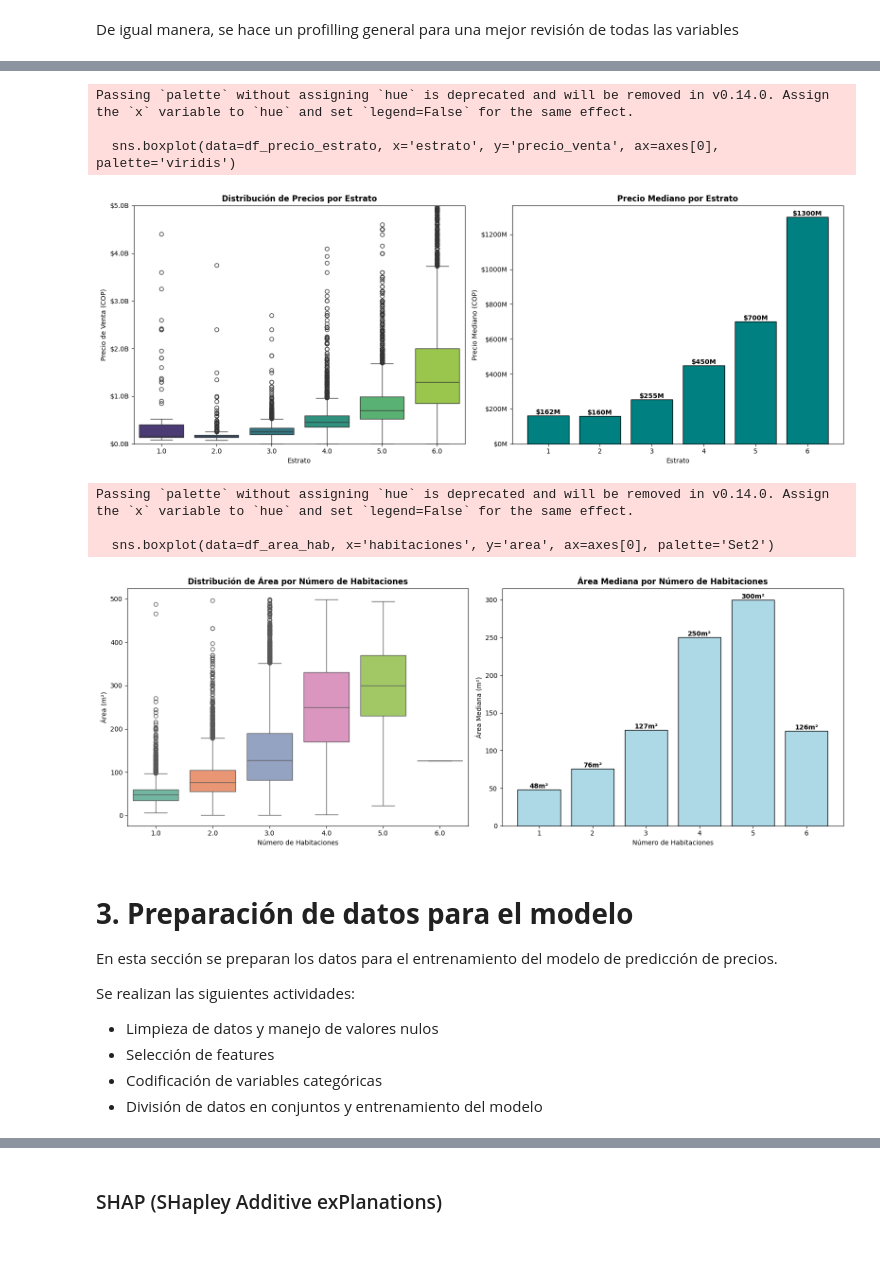
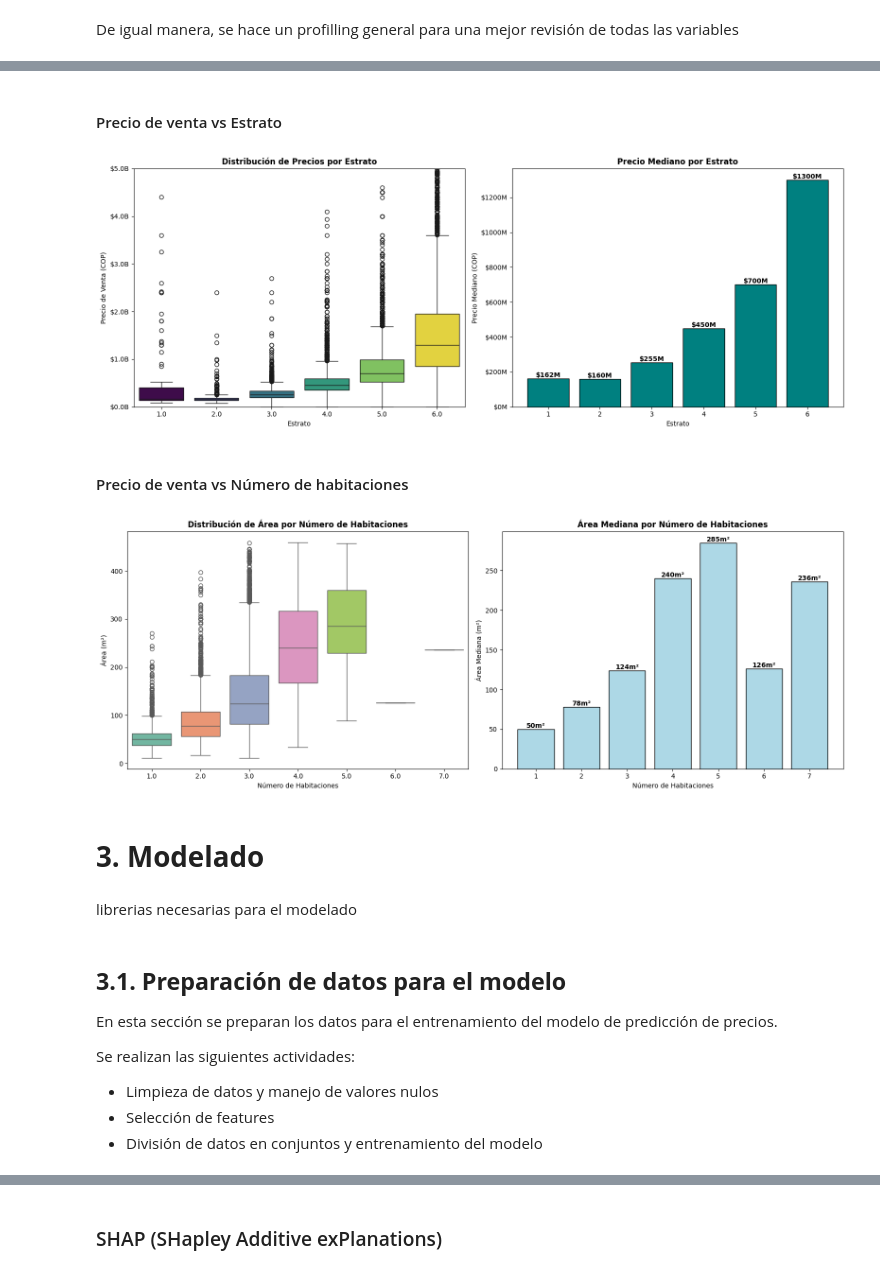
Before and after one commit to maperezp/Taller2-CDA, a Jupyter notebook: Taller2.ipynb, the cells around one changed output, grey strips where cells are left out. Saved outputs shown, nothing was run; the diff lists cells and outputs as text; code cells hidden in the pictures; blank space fills up the shorter version.

Commit message:
Modelado

```diff
--- a/Taller2.ipynb
+++ b/Taller2.ipynb
@@ -160,0 +244,3 @@ apartamentos_df[vars_numericas].describe().T
+# %%
+filtro_estrato = df_clean['estrato'].isin([1, 2, 3, 4, 5, 6])
+df_clean = df_clean[filtro_estrato]
@@ -161 +267,4 @@ apartamentos_df[vars_numericas].describe().T
+# %%
+filter_parqueaderos = (df_clean["parqueaderos"] >= 0) & (df_clean["parqueaderos"] <= 10)
+df_clean = df_clean[filter_parqueaderos]
 # %% [markdown]
@@ -185,4 +281,8 @@ apartamentos_df[vars_numericas].describe().T
 - **Media:** $2,364,794,000 COP (~2.36 mil millones)
 - **Mediana:** $700,000,000 COP
 - Gran diferencia entre media y mediana indica presencia de propiedades de muy alto valor
+# %%
+# Eliminamos filas con valores nulos en 'precio_venta' ya que es la variable objetivo principal
+filtro_precio = (df_clean["precio_venta"] > 0) & (df_clean["precio_venta"] < 5e9) & (df_clean["precio_venta"].notnull())
+df_clean = df_clean[filtro_precio].reset_index(drop=True)
 # %% [markdown]
@@ -342,13 +441,13 @@ plt.show()
+# %% [markdown]
+#### Precio de venta vs Estrato
 # %%
 # Análisis de precio por estrato
 fig, axes = plt.subplots(1, 2, figsize=(16, 6))
 
 # Gráfico 1: Boxplot de precio por estrato
-df_precio_estrato = apartamentos_df[(apartamentos_df['precio_venta'] > 0) &
-                                     (apartamentos_df['precio_venta'] < 5e9) &
-                                     (apartamentos_df['estrato'] > 0)]
 
-sns.boxplot(data=df_precio_estrato, x='estrato', y='precio_venta', ax=axes[0], palette='viridis')
+
+sns.boxplot(data=df_clean, x='estrato', y='precio_venta', ax=axes[0], palette='viridis', hue = "estrato", legend=False)
 axes[0].set_title('Distribución de Precios por Estrato', fontweight='bold')
 axes[0].set_xlabel('Estrato')
 axes[0].set_ylabel('Precio de Venta (COP)')
@@ -356,7 +455,7 @@ axes[0].set_ylim(0, 5e9)
 axes[0].yaxis.set_major_formatter(plt.FuncFormatter(lambda x, p: f'${x/1e9:.1f}B'))
 
 # Gráfico 2: Precio promedio por estrato
-precio_por_estrato = df_precio_estrato.groupby('estrato')['precio_venta'].median().sort_index()
+precio_por_estrato = df_clean.groupby('estrato')['precio_venta'].median().sort_index()
 axes[1].bar(precio_por_estrato.index, precio_por_estrato.values, color='teal', edgecolor='black')
 axes[1].set_title('Precio Mediano por Estrato', fontweight='bold')
 axes[1].set_xlabel('Estrato')
@@ -369,38 +468,35 @@ for i, (estrato, precio) in enumerate(precio_por_estrato.items()):
 plt.tight_layout()
 plt.show()
 # %% [output]
-Passing `palette` without assigning `hue` is deprecated and will be removed in v0.14.0. Assign the `x` variable to `hue` and set `legend=False` for the same effect.
-
-  sns.boxplot(data=df_precio_estrato, x='estrato', y='precio_venta', ax=axes[0], palette='viridis')
-[figure, old version]
+[figure, new version]
+# %% [markdown]
+#### Precio de venta vs Número de habitaciones
 # %%
 # Análisis de área por número de habitaciones
 fig, axes = plt.subplots(1, 2, figsize=(16, 6))
 
 # Gráfico 1: Boxplot área por habitaciones
-df_area_hab = apartamentos_df[(apartamentos_df['area'] > 0) &
-                               (apartamentos_df['area'] < 500) &
-                               (apartamentos_df['habitaciones'] <= 6)]
 
-sns.boxplot(data=df_area_hab, x='habitaciones', y='area', ax=axes[0], palette='Set2')
+sns.boxplot(data=df_clean, x='habitaciones', y='area', ax=axes[0], palette='Set2', hue = "habitaciones", legend=False)
 axes[0].set_title('Distribución de Área por Número de Habitaciones', fontweight='bold')
 axes[0].set_xlabel('Número de Habitaciones')
 axes[0].set_ylabel('Área (m²)')
 
 # Gráfico 2: Área promedio por habitaciones
-area_por_hab = df_area_hab.groupby('habitaciones')['area'].median().sort_index()
+area_por_hab = df_clean.groupby('habitaciones')['area'].median().sort_index()
 axes[1].bar(area_por_hab.index, area_por_hab.values, color='lightblue', edgecolor='black')
 axes[1].set_title('Área Mediana por Número de Habitaciones', fontweight='bold')
 axes[1].set_xlabel('Número de Habitaciones')
 axes[1].set_ylabel('Área Mediana (m²)')
 
 for i, (hab, area) in enumerate(area_por_hab.items()):
     axes[1].text(hab, area, f'{area:.0f}m²', ha='center', va='bottom', fontweight='bold')
 
 plt.tight_layout()
 plt.show()
 # %% [output]
-Passing `palette` without assigning `hue` is deprecated and will be removed in v0.14.0. Assign the `x` variable to `hue` and set `legend=False` for the same effect.
-
-  sns.boxplot(data=df_area_hab, x='habitaciones', y='area', ax=axes[0], palette='Set2')
-[figure, old version]
+[figure, new version]
+# %% [markdown]
+# **3. Modelado**
+# %% [markdown]
+librerias necesarias para el modelado
@@ -407,10 +512,9 @@ Passing `palette` without assigning `hue` is deprecated and will be removed in v
 # %% [markdown]
-# **3. Preparación de datos para el modelo**
+## **3.1. Preparación de datos para el modelo**
 
 En esta sección se preparan los datos para el entrenamiento del modelo de predicción de precios.
 
 Se realizan las siguientes actividades:
 - Limpieza de datos y manejo de valores nulos
 - Selección de features
-- Codificación de variables categóricas
 - División de datos en conjuntos y entrenamiento del modelo
```
Also changed, not shown: parts of 109 cells of this notebook, 2 other files.
